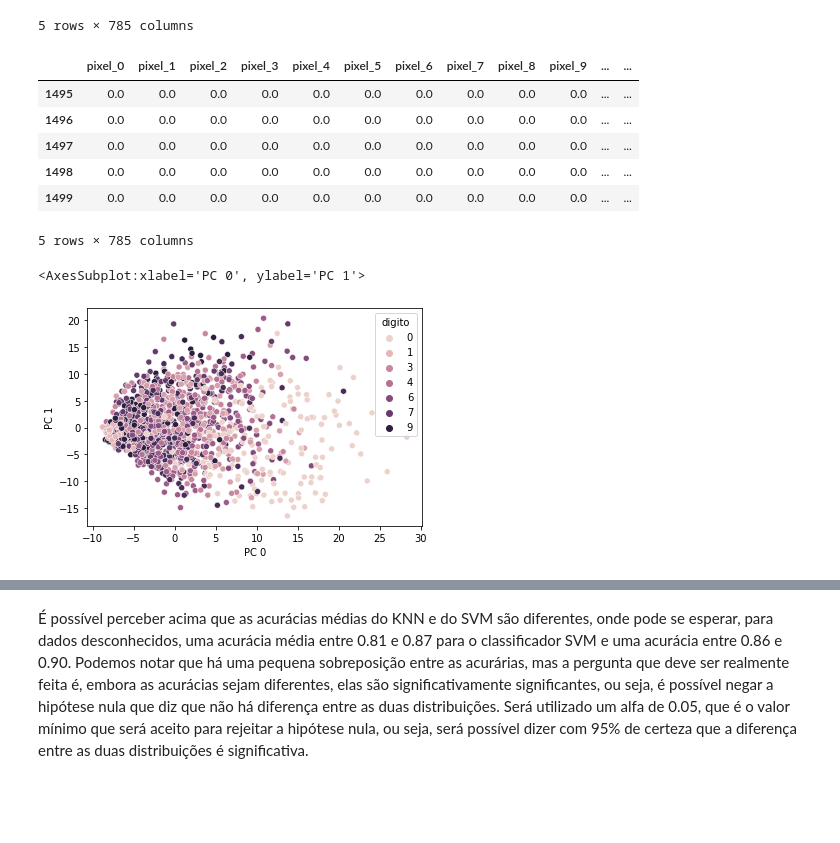
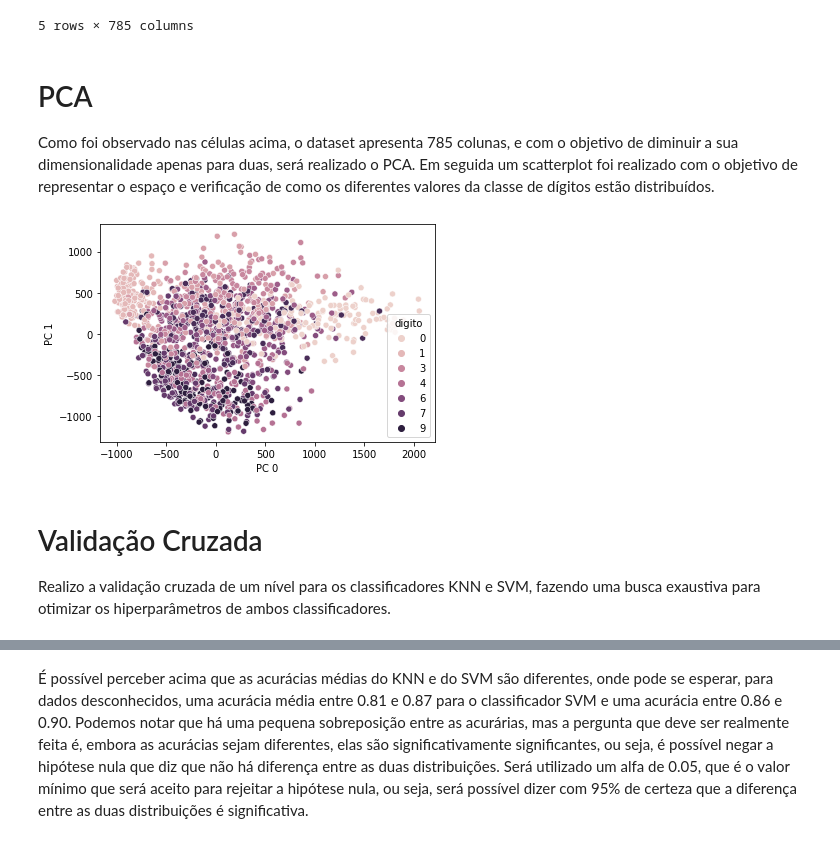
Before and after one commit to JuanFSR/MachineLearning, a Jupyter notebook: Atividade-3/atividade_3.ipynb, the cells around one changed output, grey strips where cells are left out. Drawn from its saved outputs; the diff is of its cells as text; code cells hidden in the pictures; blank space fills up the shorter version.

```diff
--- a/Atividade-3/atividade_3.ipynb
+++ b/Atividade-3/atividade_3.ipynb
@@ -31,44 +35,34 @@ from sklearn.svm import SVC
 from sklearn.metrics import accuracy_score
 import itertools
 # %%
-# Pego os valores as classes e os valores a serem normalizados
+# Pego os valores das classes
 y = df['digito'].values
-X = df.drop('digito', axis=1)
-
-# normalização
-ss = StandardScaler()
-ss.fit(X)
-
-X_ss = ss.transform(X)
-X = X.values
-
-# Dataframe normalizado
-X_ss = pd.DataFrame( np.hstack((X_ss, df['digito'].values.reshape((-1,1)) )), columns=df.columns)
-X_ss.tail()
-# %% [output]
-|  | pixel_0 | pixel_1 | pixel_2 | pixel_3 | pixel_4 | pixel_5 | pixel_6 | pixel_7 | pixel_8 | pixel_9 | ... | ... |
-| 1495 | 0.0 | 0.0 | 0.0 | 0.0 | 0.0 | 0.0 | 0.0 | 0.0 | 0.0 | 0.0 | ... | ... |
-| 1496 | 0.0 | 0.0 | 0.0 | 0.0 | 0.0 | 0.0 | 0.0 | 0.0 | 0.0 | 0.0 | ... | ... |
-| 1497 | 0.0 | 0.0 | 0.0 | 0.0 | 0.0 | 0.0 | 0.0 | 0.0 | 0.0 | 0.0 | ... | ... |
-| 1498 | 0.0 | 0.0 | 0.0 | 0.0 | 0.0 | 0.0 | 0.0 | 0.0 | 0.0 | 0.0 | ... | ... |
-| 1499 | 0.0 | 0.0 | 0.0 | 0.0 | 0.0 | 0.0 | 0.0 | 0.0 | 0.0 | 0.0 | ... | ... |
-5 rows × 785 columns
+# %% [markdown]
+# PCA
+Como foi observado nas células acima, o dataset apresenta 785 colunas, e com o objetivo de diminuir a sua dimensionalidade apenas para duas, será realizado o PCA. Em seguida um scatterplot foi realizado com o objetivo de representar o espaço e verificação de como os diferentes valores da classe de dígitos estão distribuídos.
 # %%
+# Declaro o PCA
 pca = PCA(n_components=2)
-X_pca_ss = X_ss.drop('digito', axis=1)
+X_pca = df.drop('digito', axis=1)
 
-pca.fit(X_pca_ss)
-X_pca_ss = pca.transform(X_pca_ss)
+# Calculo e diminuo a dimensionalidade
+pca.fit(X_pca)
+X_pca = pca.transform(X_pca)
 
-X_pca_ss = pd.DataFrame(X_pca_ss, columns=['PC 0', 'PC 1'])
+# Crio novamente o dataframe baseado nos valores obtidos
+X_pca = pd.DataFrame(X_pca, columns=['PC 0', 'PC 1'])
 
-# Mudar paleta de cores
-sns.scatterplot(data=X_pca_ss, x='PC 0', y='PC 1', hue=df['digito'])
+# Plot de um scatterplot após o PCA
+sns.scatterplot(data=X_pca, x='PC 0', y='PC 1', hue=df['digito'])
+X_pca = X_pca.values
 # %% [output]
-<AxesSubplot:xlabel='PC 0', ylabel='PC 1'>
-[figure, old version]
+[figure, new version]
 # %%
 from joblib import Parallel, delayed
+# %% [markdown]
+# Validação Cruzada
+
+Realizo a validação cruzada de um nível para os classificadores KNN e SVM, fazendo uma busca exaustiva para otimizar os hiperparâmetros de ambos classificadores.
 # %%
 def selecionar_melhor_k(ks, X_treino, X_val, y_treino, y_val):
     acuracias_val = []
```
Also changed, not shown: parts of 9 cells of this notebook, 1 other file.
